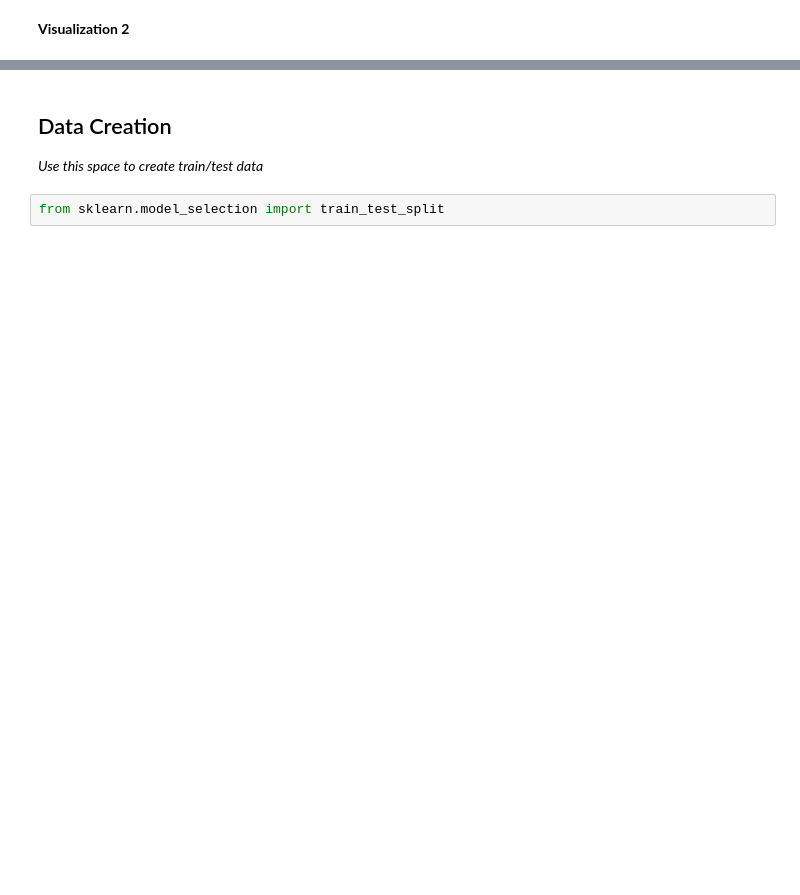
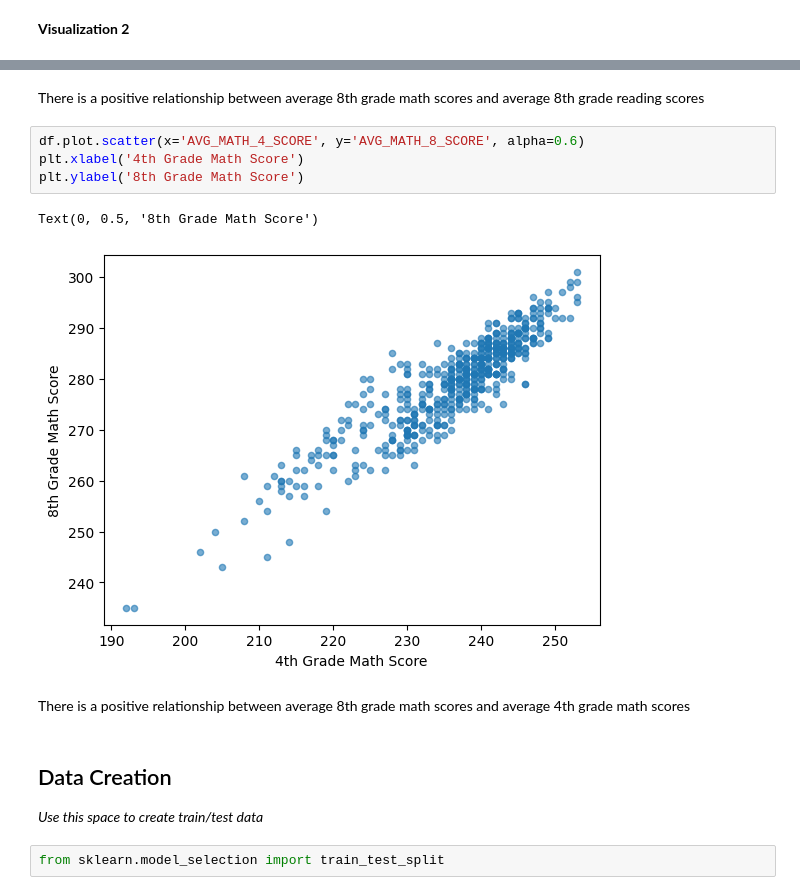
Before and after one commit to issyc/MDST-Tutorial, a Jupyter notebook: tutorial1/checkpoint1.ipynb, the cells around one changed output, grey strips where cells are left out. Drawn from its saved outputs; the diff is of its cells as text; blank space fills up the shorter version.

```diff
--- a/tutorial1/checkpoint1.ipynb
+++ b/tutorial1/checkpoint1.ipynb
@@ -141,3 +174,14 @@ Investigate the relationship between your chosen response variable and at least
+# %% [markdown]
+There is a positive relationship between average 8th grade math scores and average 8th grade reading scores
+# %%
+df.plot.scatter(x='AVG_MATH_4_SCORE', y='AVG_MATH_8_SCORE', alpha=0.6)
+plt.xlabel('4th Grade Math Score')
+plt.ylabel('8th Grade Math Score')
+# %% [output]
+Text(0, 0.5, '8th Grade Math Score')
+[figure, added]
+# %% [markdown]
+There is a positive relationship between average 8th grade math scores and average 4th grade math scores
 # %% [markdown]
 <h2> Data Creation </h2>
 
```
Also changed, not shown: parts of 24 cells of this notebook, 1 other file.
